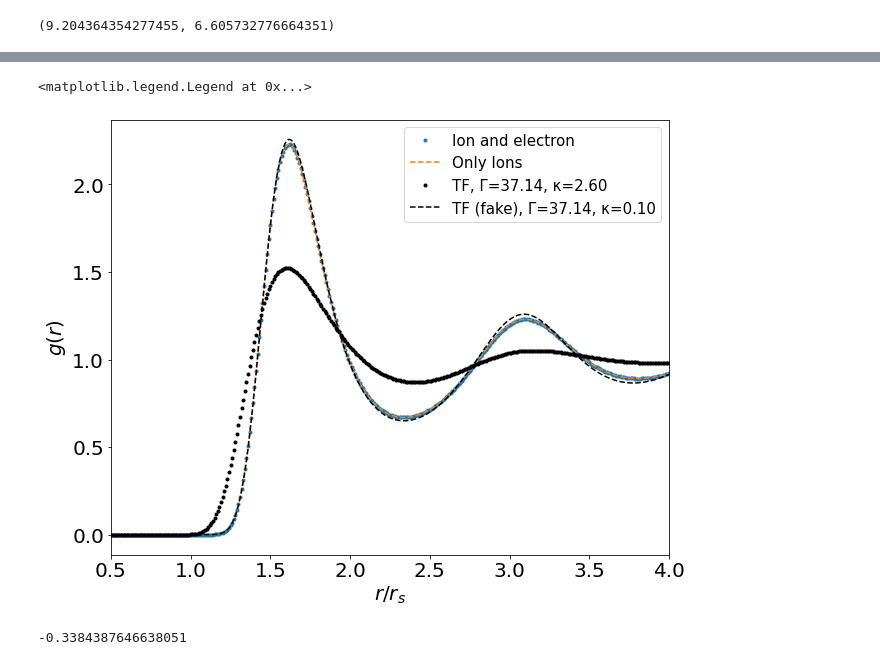
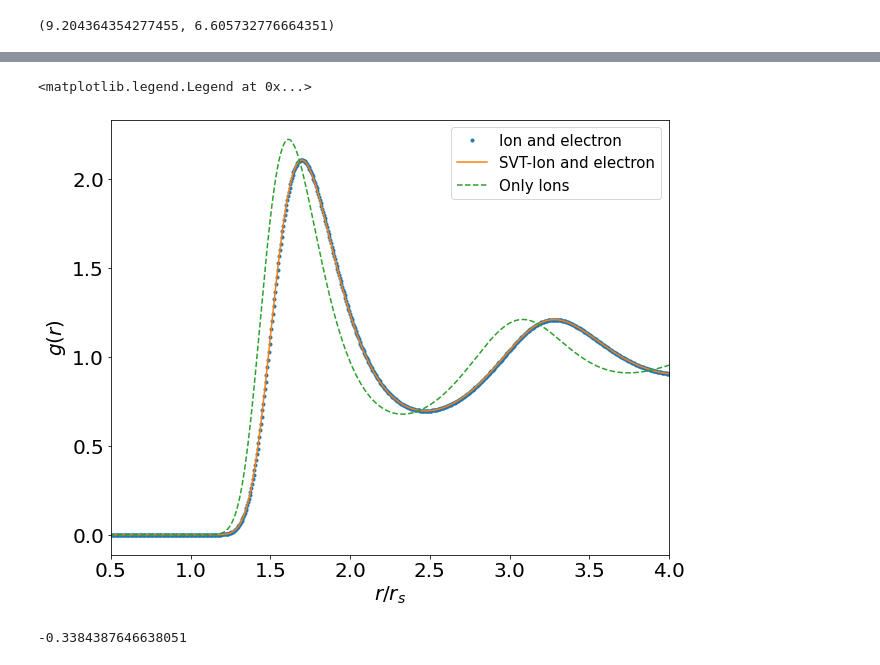
Before and after one commit to ZachAJohnson/hnc, a Jupyter notebook: QSP_HNC_Verification.ipynb, the cells around one changed output, grey strips where cells are left out. Cells and saved outputs as stored; diff of their text form; code cells hidden in the pictures.

```diff
--- a/QSP_HNC_Verification.ipynb
+++ b/QSP_HNC_Verification.ipynb
@@ -20,7 +20,8 @@ HTML("""
 # %%
 N_bins, R_max = 1000, 10
 # %%
-def run_hnc(n_in_per_cc, T, Z, A, Zstar, num_iterations=1e3, alpha = 1e-3, c_s_r_guess=None , which_Tij='thermal', method='best'):
+def run_hnc(n_in_per_cc, T, Z, A, Zstar, num_iterations=1e3, alpha = 1e-3, tol=1e-8, c_k_guess=None , which_Tij='thermal',
+            oz_type='standard', method='best', add_bridge=False, bridge='yukawa' ):
     ri = QSP_HNC.rs_from_n(n_in_per_cc*1e6 *aB**3)
     qsp = QSP_HNC(Z, A, Zstar, Te, Ti, ri, which_Tij=which_Tij)
 
@@ -32,31 +33,36 @@ def run_hnc(n_in_per_cc, T, Z, A, Zstar, num_iterations=1e3, alpha = 1e-3, c_s_r
     names = ["Ion-1", "Electron", ]
     kappa = 1
     rhos = np.array([  3/(4*np.pi), Zstar*3/(4*np.pi) ])
-    temps = qsp.Tij
-    masses= qsp.mij
-#     hnc1 = HNC_solver(N_species, Gamma, rhos, temps, masses , tol=1e-5,
-#                      kappa_multiscale=1, num_iterations=int(num_iterations),
-#                      R_max=5, N_bins=N_bins, names=names, dst_type=3)
-
-    hnc1 = HNC_solver(N_species, Gamma, rhos, tol=1e-5,
+    temps = np.array([qsp.Ti, qsp.Te_c])
+    masses= np.array([qsp.m_i, m_e])
+    hnc1 = HNC_solver(N_species, Gamma, rhos, temps, masses , tol=tol,
                      kappa_multiscale=1, num_iterations=int(num_iterations),
-                     R_max=R_max, N_bins=N_bins, names=names, dst_type=3)
+                     R_max=5, N_bins=N_bins, names=names, dst_type=3, oz_method=oz_type)
 
     βu_r_matrix = np.array([[qsp.βvii(hnc1.r_array), qsp.βvei(hnc1.r_array)],
                             [qsp.βvei(hnc1.r_array), qsp.βvee(hnc1.r_array)]])
 
+    if add_bridge:
+        if bridge=='ocp':
+            βu_r_matrix[0,0] = βu_r_matrix[0,0] - hnc1.Bridge_function_OCP(hnc1.r_array, qsp.Γii)
+        elif bridge=='yukawa':
+            βu_r_matrix[0,0] = βu_r_matrix[0,0] - hnc1.Bridge_function_Yukawa(hnc1.r_array, qsp.Γii, qsp.get_κ())
     hnc1.set_βu_matrix(βu_r_matrix)
     hnc1.initialize_c_k()
-    if c_s_r_guess is not None:
+#     print("c asymm: ", hnc1.c_s_k_matrix[1,0]/hnc1.c_s_k_matrix[0,1])
+    if c_k_guess is not None:
         for i in range(N_species):
             for j in range(N_species):
-                if (c_s_r_guess[i,j]!=np.zeros(hnc1.N_bins)).all():
-                    hnc1.c_s_r_matrix[i,j] = c_s_r_guess[i,j]
-                    hnc1.c_s_k_matrix[i,j] = hnc1.FT_r_2_k(c_s_r_guess[i,j])
-                    hnc1.c_r_matrix[i,j] = hnc1.c_s_k_matrix[i,j] - hnc1.βu_l_k_matrix[i,j]
+                if (c_k_guess[i,j]!=np.zeros(hnc1.N_bins)).all():
+#                 if i==j:
+                    hnc1.c_k_matrix[i,j] = c_k_guess[i,j]
+                    hnc1.c_r_matrix[i,j] = hnc1.FT_k_2_r(hnc1.c_k_matrix[i,j])
+                    hnc1.c_s_k_matrix[i,j] = hnc1.c_k_matrix[i,j] + hnc1.βu_l_k_matrix[i,j]
+                    hnc1.c_s_r_matrix[i,j] = hnc1.c_r_matrix[i,j] + hnc1.βu_l_r_matrix[i,j]
 
+#     print("c asymm: ", hnc1.c_s_k_matrix[1,0]/hnc1.c_s_k_matrix[0,1])
     hnc1.set_C_matrix()
-    hnc1.HNC_solve(alpha_method=method, alpha_Picard = alpha, alpha_oz = 0e-4, h_max=1e4)
+    hnc1.HNC_solve(alpha_method=method, alpha_Picard = alpha, alpha_oz = 0e-4, h_max=1e8)
 
     return hnc1, qsp
 # %%
@@ -551,6 +620,6 @@ Ti   = 0.34*eV
 Z, A = 1, 1
 Zstar= 1
 
-hydrogen_DW, hydrogen_DW_qsp = run_hnc(ni, Te, Z, A, Zstar, num_iterations=1e3, method='fixed' ,alpha=1e-1)
+hydrogen_DW, hydrogen_DW_qsp = run_hnc(ni, Te, Z, A, Zstar, num_iterations=1e3, method='fixed' ,alpha=5e-1)
 hydrogen_DW_one_species, _ = run_hnc_one_ion(ni, Te, Z, A, Zstar, num_iterations=1e3,method='fixed' ,alpha=1e-1)
 # %% [output]
@@ -573 +642,3 @@ r_e=0.447
 Warning: HNC_solver did not converge within the specified number of iterations.
+# %%
+hydrogen_DW_SVT, hydrogen_DW_qsp = run_hnc(ni, Te, Z, A, Zstar, num_iterations=1e3,oz_type='SVT', method='fixed' ,alpha=5e-1)
@@ -641,21 +682,22 @@ hydrogen_DW_one_species.plot_g_all_species(gmax=3,data_to_compare=data_files, da
 # %%
 fig, ax = plt.subplots(figsize=(10,8))
 
 ax.plot(hydrogen_DW.r_array, hydrogen_DW.h_r_matrix[0,0]+1,'.', label='Ion and electron')
+ax.plot(hydrogen_DW_SVT.r_array, hydrogen_DW.h_r_matrix[0,0]+1,'', label='SVT-Ion and electron')
 ax.plot(hydrogen_DW_one_species.r_array, hydrogen_DW_one_species.h_r_matrix[0,0]+1, '--',label="Only Ions")
 
-ax.plot(hydrogen_TF.r_array, hydrogen_TF.h_r_matrix[0,0]+1,'k.',label='TF, Γ={0:.2f}, κ={1:.2f}'.format(carbonqsp.Γii, κ))
-ax.plot(hydrogen_TF_fake.r_array, hydrogen_TF_fake.h_r_matrix[0,0]+1,'k--',label='TF (fake), Γ={0:.2f}, κ={1:.2f}'.format(carbonqsp.Γii, fake_κ))
+# ax.plot(hydrogen_TF.r_array, hydrogen_TF.h_r_matrix[0,0]+1,'k.',label='TF, Γ={0:.2f}, κ={1:.2f}'.format(carbonqsp.Γii, κ))
+# ax.plot(hydrogen_TF_fake.r_array, hydrogen_TF_fake.h_r_matrix[0,0]+1,'k--',label='TF (fake), Γ={0:.2f}, κ={1:.2f}'.format(carbonqsp.Γii, fake_κ))
 
 
 ax.set_ylabel(r'$g(r)$',fontsize=20)
 ax.set_xlabel(r'$r/r_s$',fontsize=20)
 ax.tick_params(labelsize=20)
 ax.set_xlim(0.5,4)
 ax.legend(fontsize=15)
 # %% [output]
 <matplotlib.legend.Legend at 0x...>
-[figure, old version]
+[figure, new version]
 # %%
 hydrogen_DW_qsp.Γei
 # %% [output]
```
Also changed, not shown: parts of 31 cells of this notebook, 4 other files.
